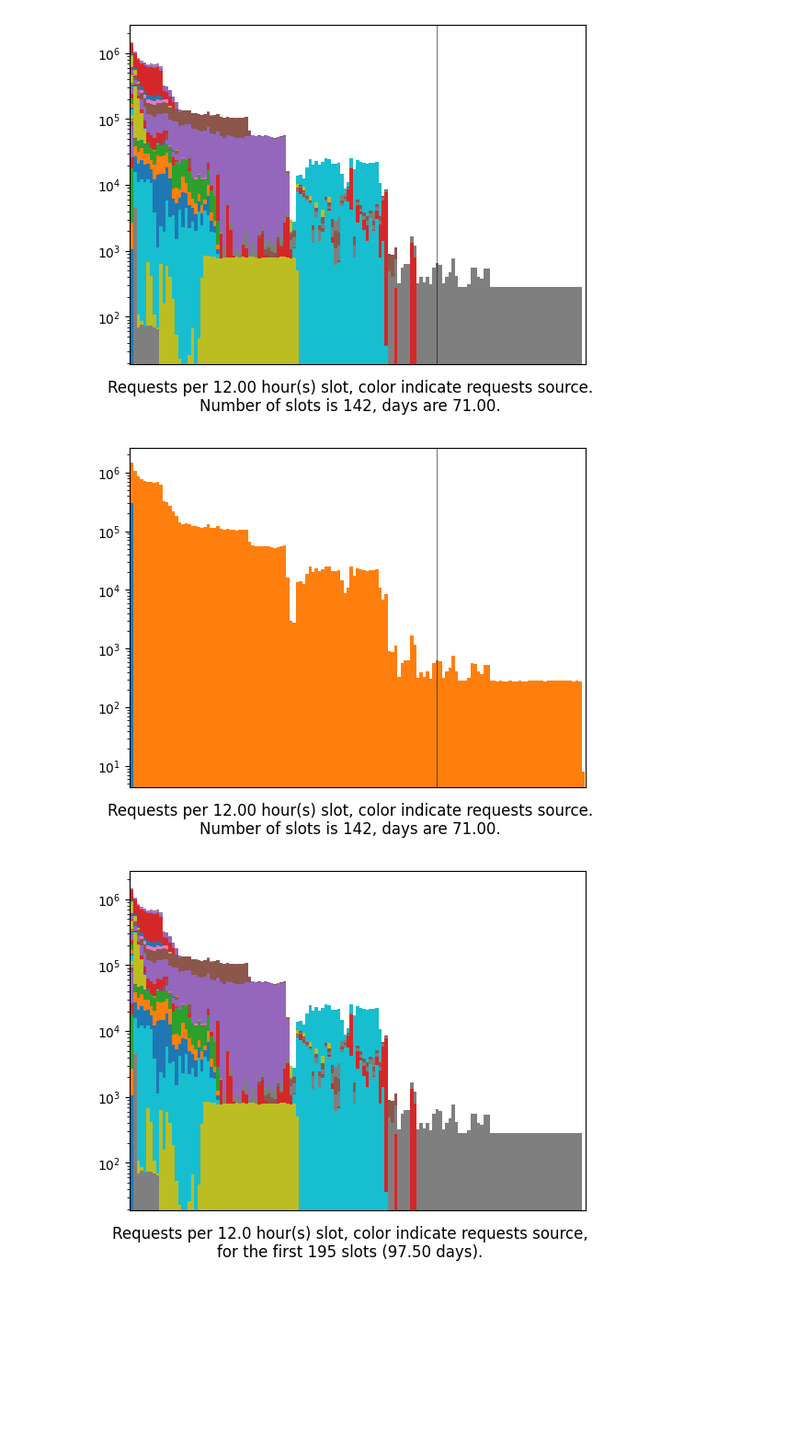
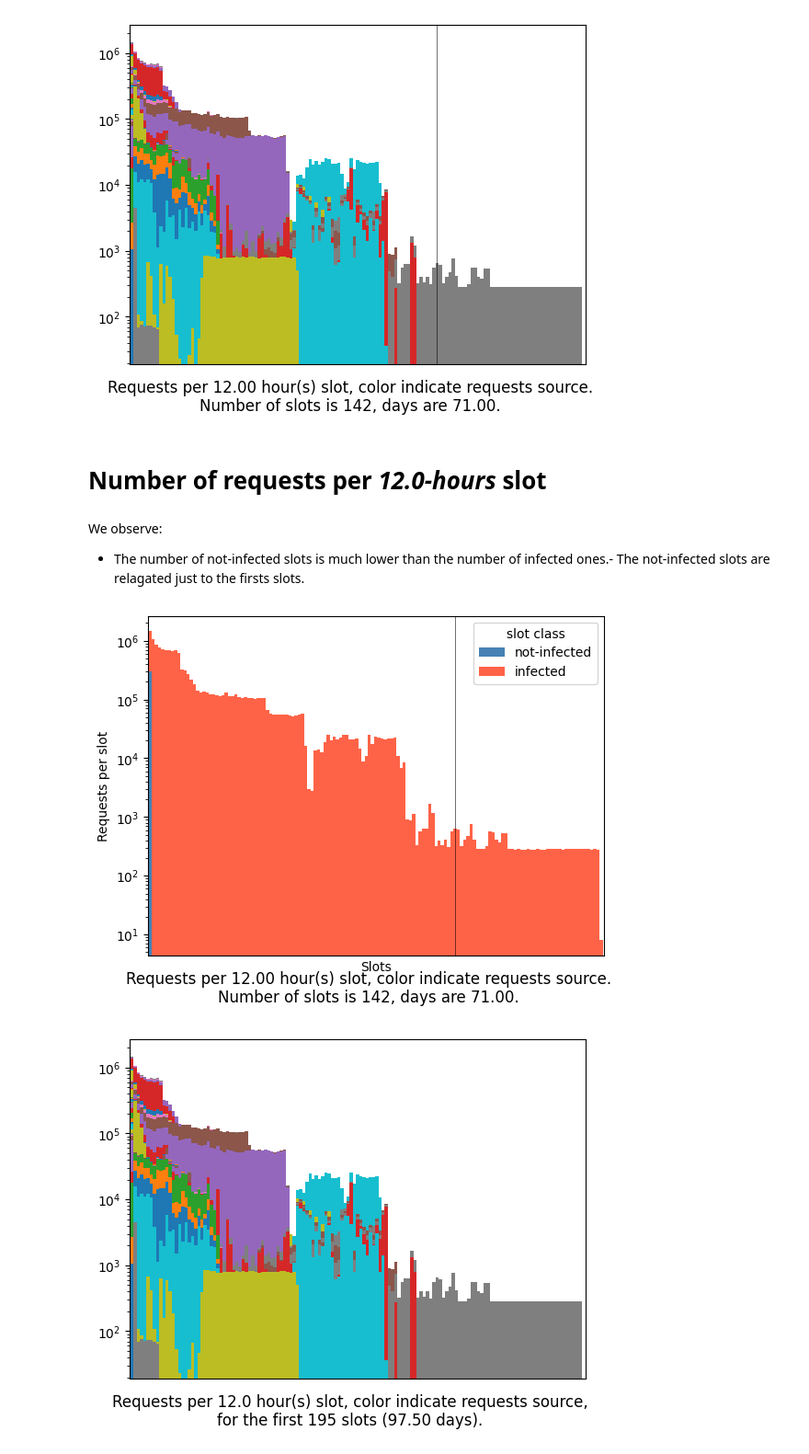
Before and after one commit to princio/dga-detection-analysis-framework, a Jupyter notebook: ml/windows_time.ipynb, the cells around one changed output. Shown: that part at 92% size. Cells and saved outputs as stored; diff of their text form; code cells hidden in the pictures; blank space fills up the shorter version.

```diff
--- a/ml/windows_time.ipynb
+++ b/ml/windows_time.ipynb
@@ -14,6 +14,13 @@ from IPython.display import display, Markdown, Latex
 import matplotlib.pyplot as plt
 from sqlalchemy import create_engine, text
 
+def pp(rows):
+    if isinstance(rows, list):
+        display(Markdown("\n".join(rows)))
+    else:
+        display(Markdown(rows))
+    pass
+
 SEC_PER_SLOT = 12 * 60 * 60
 EPS_TH = 0.5
 DATASET = "CTU-13"
@@ -124,18 +167,34 @@ plt.show()
 # %%
 MAX_SLOTNUM = slot.df["slotnum"].max()
 MAX_SLOTNUM_DAY = MAX_SLOTNUM / slot.SLOTS_PER_DAY
 th_slotnum = int(MAX_SLOTNUM / 2) + 25
 
 txt = f"Requests per {slot.HOUR_PER_SLOT:.2f} hour(s) slot, color indicate requests source.\nNumber of slots is {MAX_SLOTNUM}, days are {MAX_SLOTNUM_DAY:.2f}."
 tmp = slot.groupsum([ "q", "dga"], ["dga"], days=-1)
-ax = tmp.plot(kind="bar", width=1, stacked=True, logy=True, legend=False)
+tmp.rename(columns={ 0: "not-infected", 2: "infected"}, inplace=True) # ignore
+tmp.columns.rename("slot class", inplace=True)
+ax = tmp.plot(kind="bar", width=1, stacked=True, logy=True, legend=True, color=[ "steelblue", "tomato" ])
 ax.set_xticks([])
-ax.set_xlabel("")
+ax.set_ylabel("Requests per slot")
+ax.set_xlabel("Slots")
 ax.axvline(th_slotnum, color="black", linewidth=0.4)
 plt.figtext(0.5, 0.01, txt, wrap=True, horizontalalignment='center', fontsize=12)
+
+
+pp(f"# Number of requests per *{slot.HOUR_PER_SLOT}-hours* slot")
+
+pp([
+    f"We observe:",
+    f"- The number of not-infected slots is much lower than the number of infected ones."
+    f"- The not-infected slots are relagated just to the firsts slots."
+])
+
 plt.show()
 # %% [output]
+# Number of requests per *12.0-hours* slot
+We observe:
+- The number of not-infected slots is much lower than the number of infected ones.- The not-infected slots are relagated just to the firsts slots.
-[figure, old version]
+[figure, new version]
 # %%
 th_days = int(th_slotnum / slot.SLOTS_PER_DAY)
 
```
Also changed, not shown: parts of 5 cells of this notebook.
